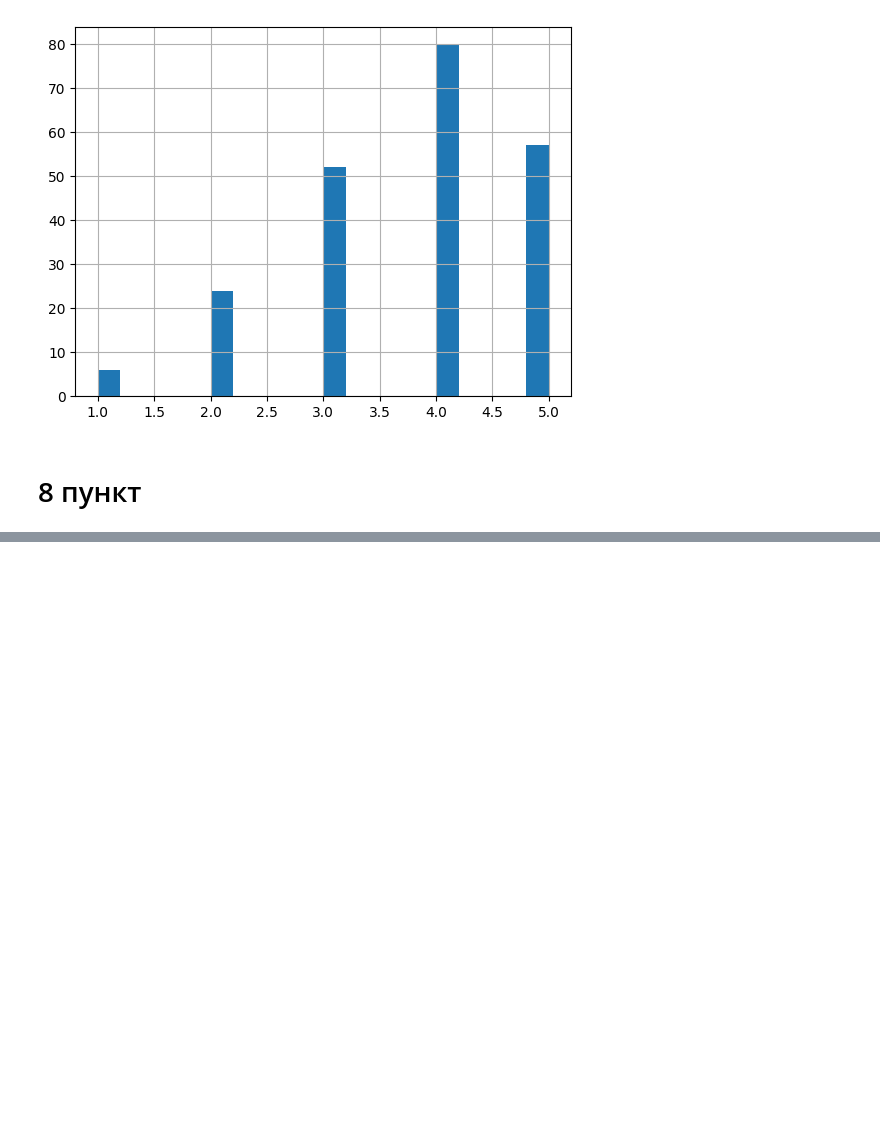
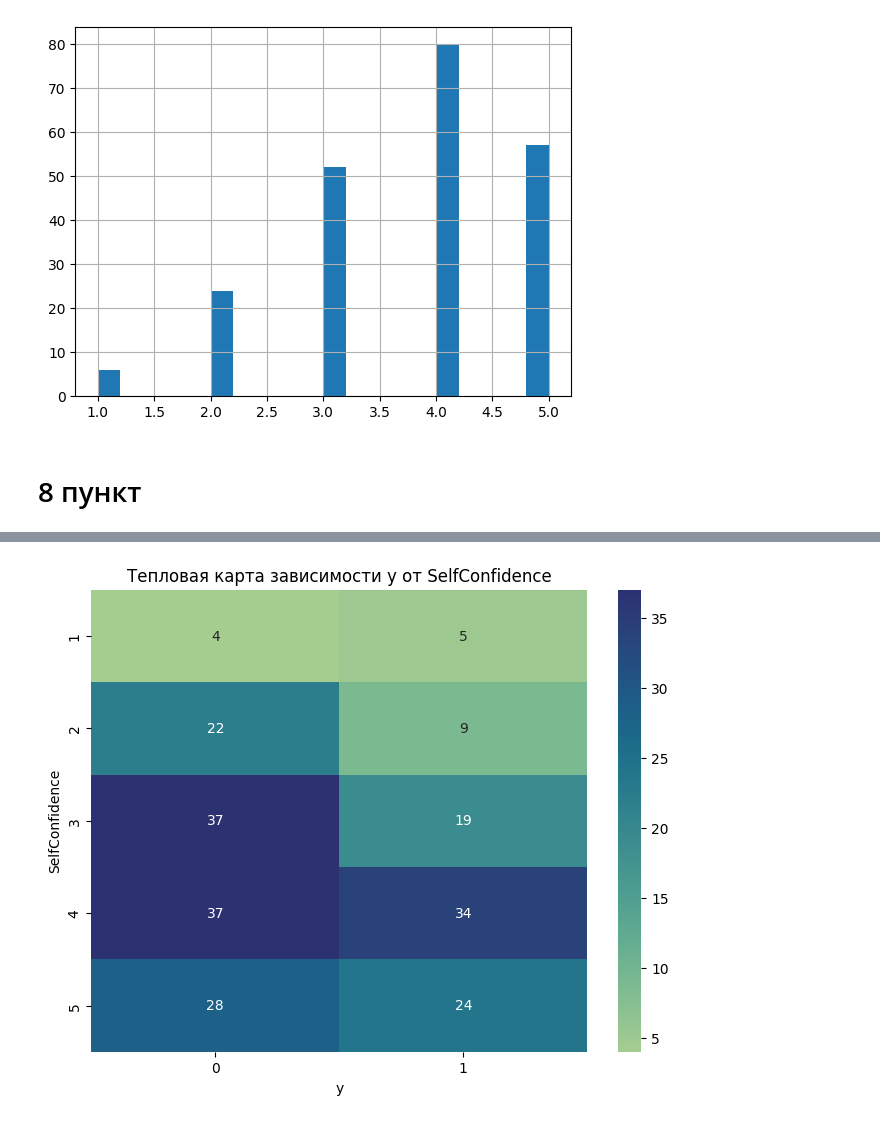
Before and after one commit to NikitaZhukovskiy/Ai_course, a Jupyter notebook: Ai_Lab2.ipynb, the cells around one changed output, grey strips where cells are left out. Saved outputs shown, nothing was run; the diff lists cells and outputs as text; code cells hidden in the pictures; blank space fills up the shorter version.

```diff
--- a/Ai_Lab2.ipynb
+++ b/Ai_Lab2.ipynb
@@ -219,0 +208,13 @@ plt.show()
+# %%
+df = pd.DataFrame(data)
+
+heatmap_data = df.groupby(['SelfConfidence', 'y']).size().unstack(fill_value=0)
+
+plt.figure(figsize=(8, 6))
+sns.heatmap(heatmap_data, annot=True, cmap="crest")
+
+plt.title('Тепловая карта зависимости y от SelfConfidence')
+
+plt.show()
+# %% [output]
+[figure, added]
```
Also changed, not shown: parts of 6 cells of this notebook.
